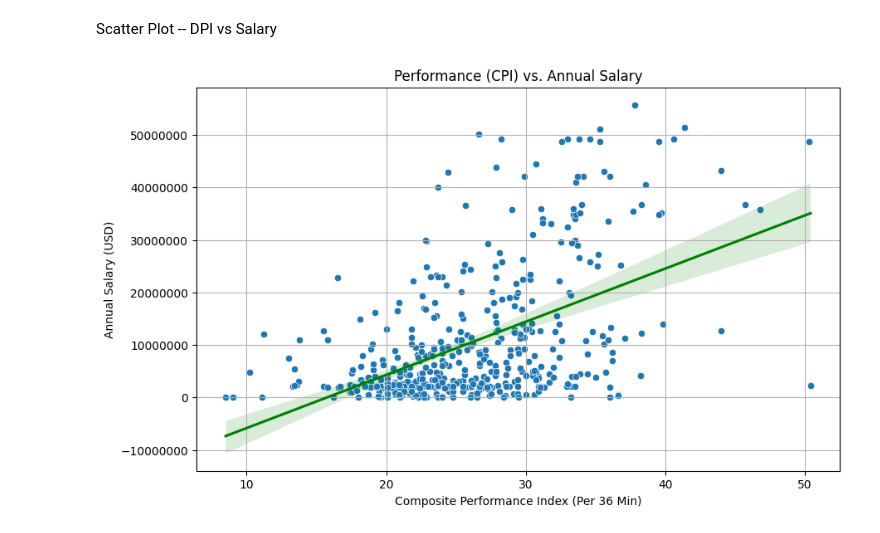
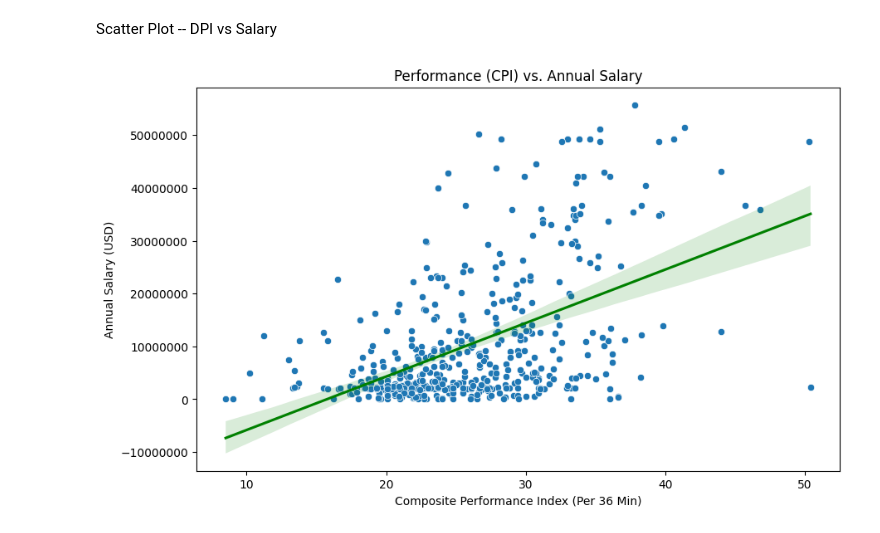
Before and after one commit to eksubasi/DSA210, a Jupyter notebook: analysis.ipynb, the cells around one changed output. Drawn from its saved outputs; the diff is of its cells as text; code cells hidden in the pictures.

```diff
--- a/analysis.ipynb
+++ b/analysis.ipynb
@@ -39,9 +45,13 @@ We will now combine the two datasets and create two features to analyze the perf
 # %%
 combined_df = pd.merge(stats_df, salary_df[['Player', 'Salary_USD']])
 combined_df['CPI'] = (combined_df['PTS'] + combined_df['TRB'] + combined_df['AST'] + combined_df['STL'] + combined_df['BLK'] - combined_df['TOV'])
-combined_df['Value_Per_Dollar'] = (combined_df['CPI'] / combined_df['Salary_USD']) * 1_000_000
+combined_df['VPD'] = (combined_df['CPI'] / combined_df['Salary_USD']) * 1_000_000
+df_clean = combined_df.copy()
+df_clean = df_clean[df_clean["MP"] >= 500]
+df_clean = df_clean[~df_clean["Salary_USD"].isna()]
+df_clean.shape
 
-combined_df.head()
+df_clean.head()
 # %% [output]
 |  | Rk | Player | Age | Pos | MP | TRB | AST | STL | BLK | TOV | PTS | ... |
 | 0 | 1 | Precious Achiuwa | 25 | C | 1170 | 9.8 | 1.7 | 1.4 | 1.3 | 1.4 | 11.7 | ... |
@@ -54,12 +64,11 @@ Scatter Plot -- DPI vs Salary
 # %%
 plt.figure(figsize=(10, 6))
 sns.scatterplot(x='CPI', y='Salary_USD', data=combined_df)
 sns.regplot(x='CPI', y='Salary_USD', data=combined_df, scatter=False, color='green')
 plt.title('Performance (CPI) vs. Annual Salary')
 plt.xlabel('Composite Performance Index (Per 36 Min)')
 plt.ylabel('Annual Salary (USD)')
 plt.ticklabel_format(style='plain', axis='y')
-plt.grid(True, alpha=1)
 plt.show()
 # %% [output]
-[figure, old version]
+[figure, new version]
```
Also changed, not shown: parts of 16 cells of this notebook, 1 other file.
